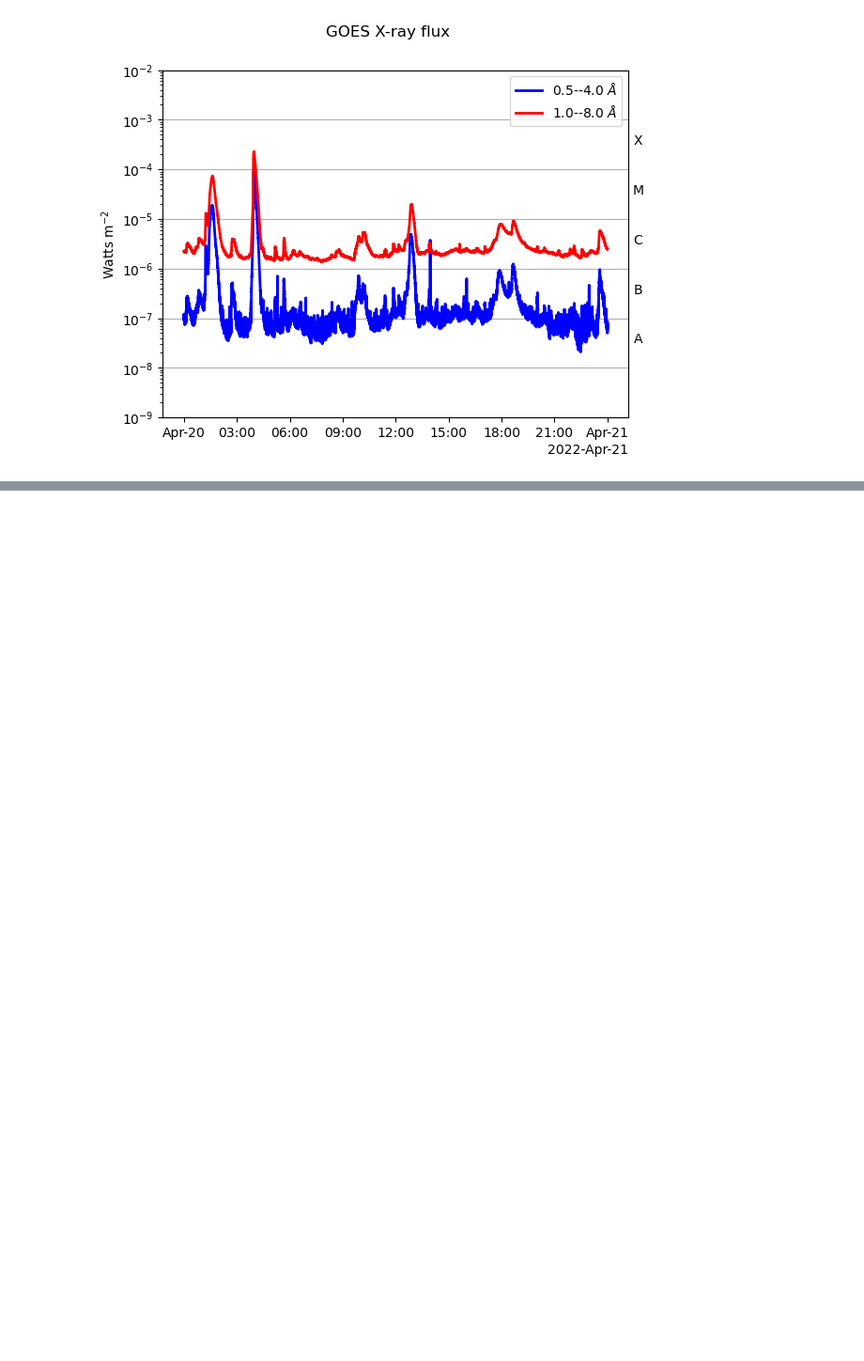
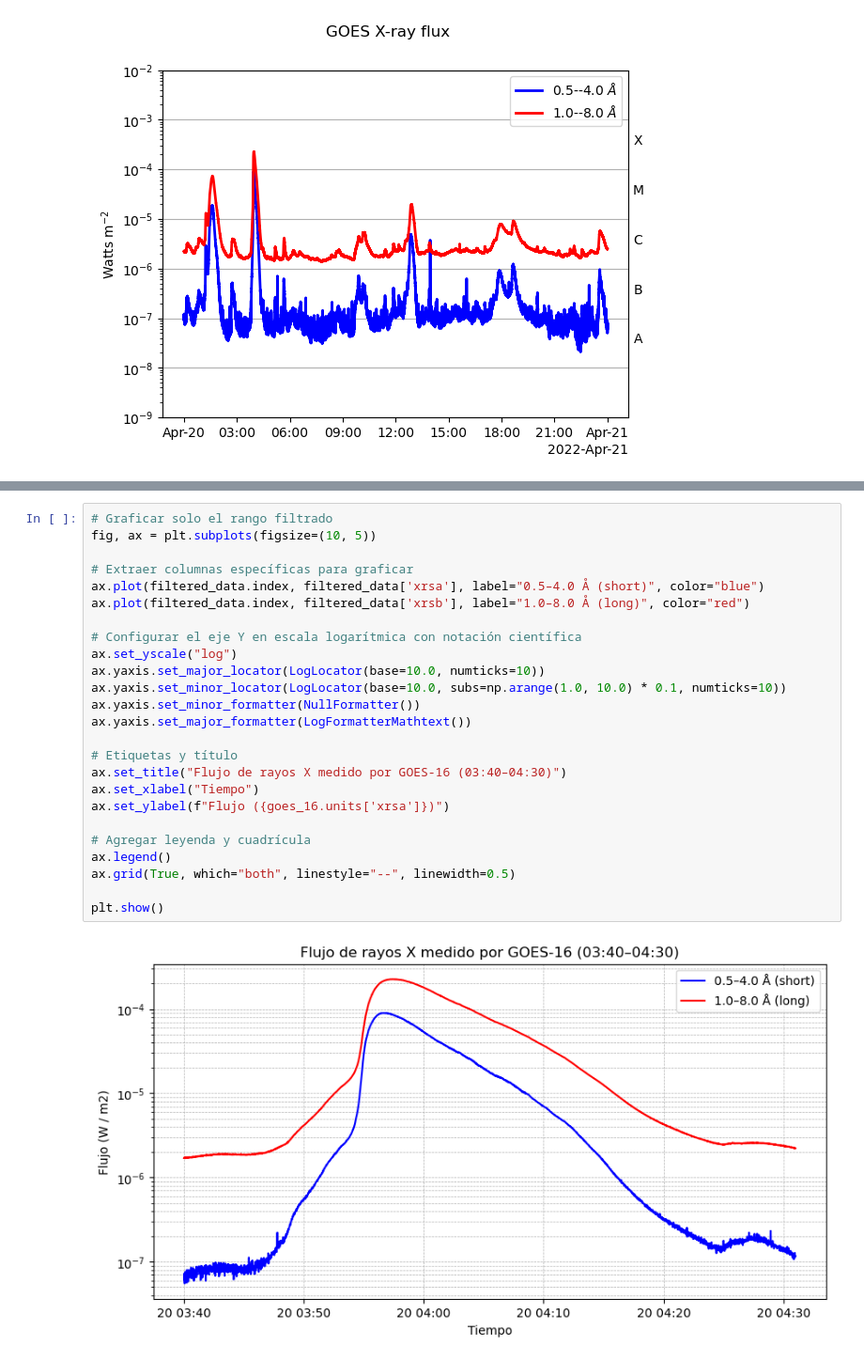
Before and after one commit to pjgonzalezp/FAI, a Jupyter notebook: data.ipynb, the cells around one changed output, grey strips where cells are left out. Shown at 94% size. Cells and saved outputs as stored; diff of their text form; blank space fills up the shorter version.

```diff
--- a/data.ipynb
+++ b/data.ipynb
@@ -44,0 +77,27 @@ goes_16.peek()
+# %%
+# Graficar solo el rango filtrado
+fig, ax = plt.subplots(figsize=(10, 5))
+
+# Extraer columnas específicas para graficar
+ax.plot(filtered_data.index, filtered_data['xrsa'], label="0.5–4.0 Å (short)", color="blue")
+ax.plot(filtered_data.index, filtered_data['xrsb'], label="1.0–8.0 Å (long)", color="red")
+
+# Configurar el eje Y en escala logarítmica con notación científica
+ax.set_yscale("log")
+ax.yaxis.set_major_locator(LogLocator(base=10.0, numticks=10))
+ax.yaxis.set_minor_locator(LogLocator(base=10.0, subs=np.arange(1.0, 10.0) * 0.1, numticks=10))
+ax.yaxis.set_minor_formatter(NullFormatter())
+ax.yaxis.set_major_formatter(LogFormatterMathtext())
+
+# Etiquetas y título
+ax.set_title("Flujo de rayos X medido por GOES-16 (03:40–04:30)")
+ax.set_xlabel("Tiempo")
+ax.set_ylabel(f"Flujo ({goes_16.units['xrsa']})")
+
+# Agregar leyenda y cuadrícula
+ax.legend()
+ax.grid(True, which="both", linestyle="--", linewidth=0.5)
+
+plt.show()
+# %% [output]
+[figure, added]
```
Also changed, not shown: parts of 4 cells of this notebook.
